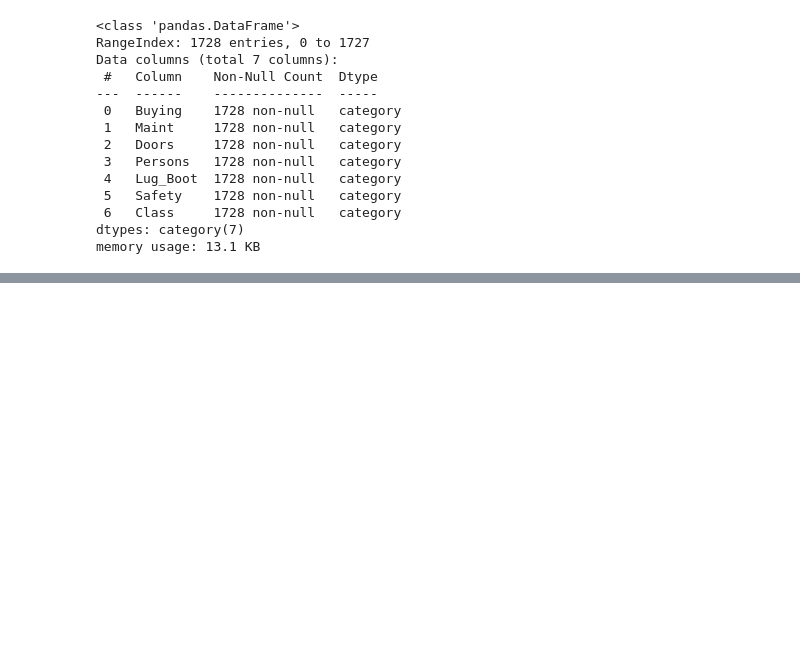
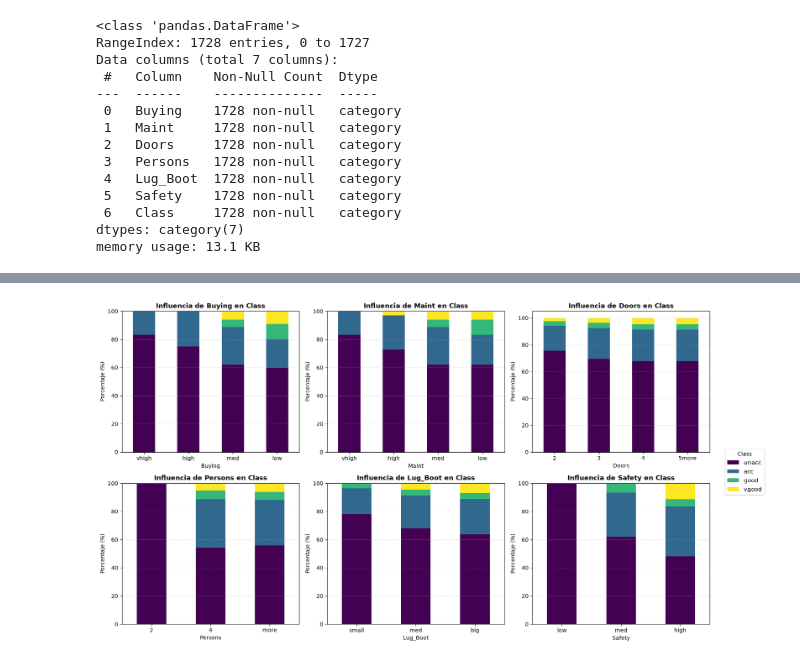
Before and after one commit to UNE-Jose/TPIA-EXP, a Jupyter notebook: ENTREGAS/delaasuncionJose/A02/carEvaluation.ipynb, the cells around one changed output, grey strips where cells are left out. Drawn from its saved outputs; the diff is of its cells as text; code cells hidden in the pictures; blank space fills up the shorter version.

```diff
--- a/ENTREGAS/delaasuncionJose/A02/carEvaluation.ipynb
+++ b/ENTREGAS/delaasuncionJose/A02/carEvaluation.ipynb
@@ -52,0 +94,22 @@ memory usage: 13.1 KB
+# %%
+fig, axes = plt.subplots(nrows=2, ncols=3, figsize=(16, 9))
+axes = axes.flatten()
+
+for i, variable in enumerate(comparar):
+    tabla = pd.crosstab(df[variable], df['Class'], normalize='index') * 100
+
+    tabla.plot(kind='bar', stacked=True, ax=axes[i], colormap='viridis', legend=False)
+
+    axes[i].set_title(f'Influencia de {variable} en Class', fontsize=12, fontweight='bold')
+    axes[i].set_xlabel(variable, fontsize=10)
+    axes[i].set_ylabel('Porcentaje (%)', fontsize=10)
+    axes[i].tick_params(axis='x', rotation=0)
+    axes[i].grid(axis='y', linestyle='--', alpha=0.4)
+
+handles, labels = axes[0].get_legend_handles_labels()
+fig.legend(handles, labels, title='Class', loc='center left', bbox_to_anchor=(1.01, 0.5), fontsize=11)
+
+plt.tight_layout()
+plt.show()
+# %% [output]
+[figure, added]
```
Also changed, not shown: parts of 3 cells of this notebook.
